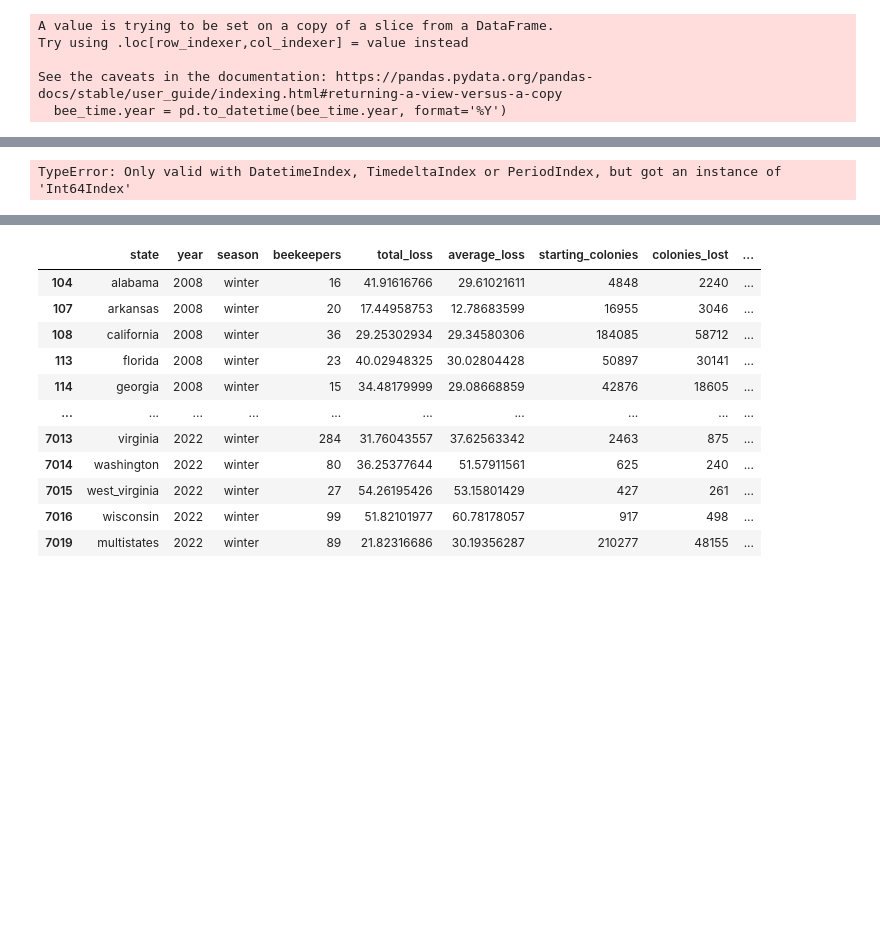
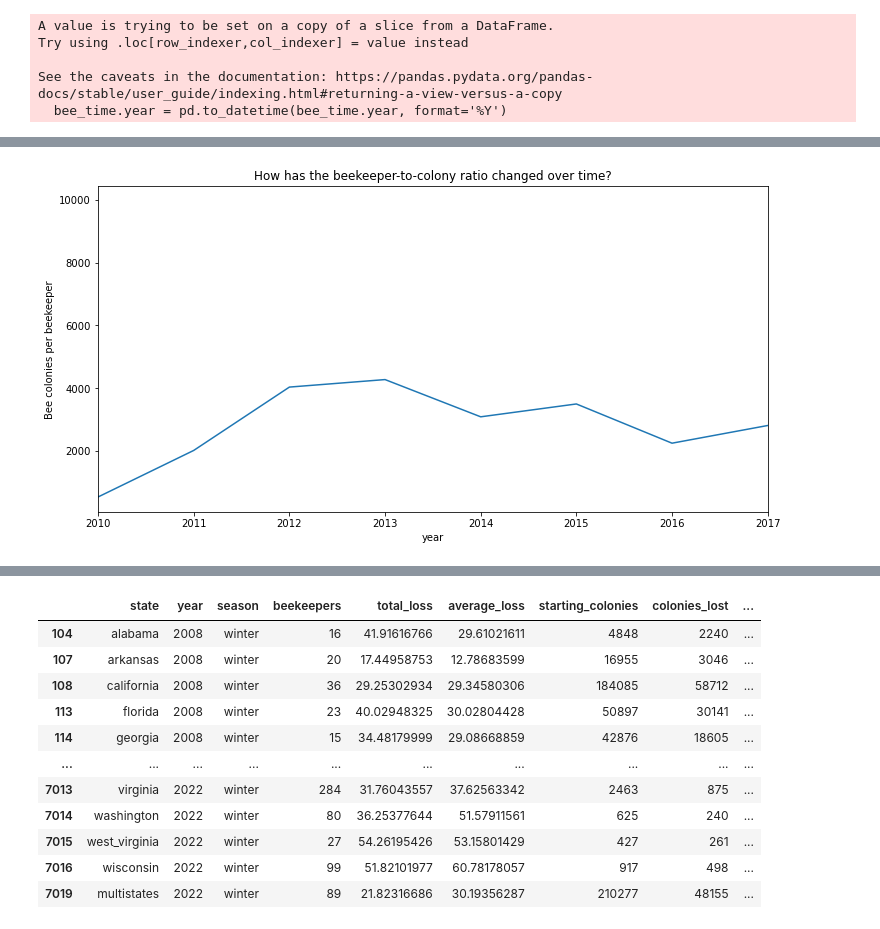
Before and after one commit to Honey-Bee-Roundup-Capstone/dash-repo, a Jupyter notebook: explore2.ipynb, the cells around one changed output, grey strips where cells are left out. Drawn from its saved outputs; the diff is of its cells as text; code cells hidden in the pictures; blank space fills up the shorter version.

```diff
--- a/explore2.ipynb
+++ b/explore2.ipynb
@@ -316,8 +342,8 @@ train.resample('Y').colonies_lost.sum().plot(xlim=[40,48])
 # %%
 train.resample('Y').beekeeper_colony_ratio.sum(
-).plot(figsize=[12,6],xlim=[40,48],
+).plot(figsize=[12,6],xlim=[40,47],
        title='How has the beekeeper-to-colony ratio changed over time?', ylabel='Bee colonies per beekeeper')
 plt.show()
 # %% [output]
-TypeError: Only valid with DatetimeIndex, TimedeltaIndex or PeriodIndex, but got an instance of 'Int64Index'
+[figure, added]
 # %%
```
Also changed, not shown: parts of 64 cells of this notebook.
